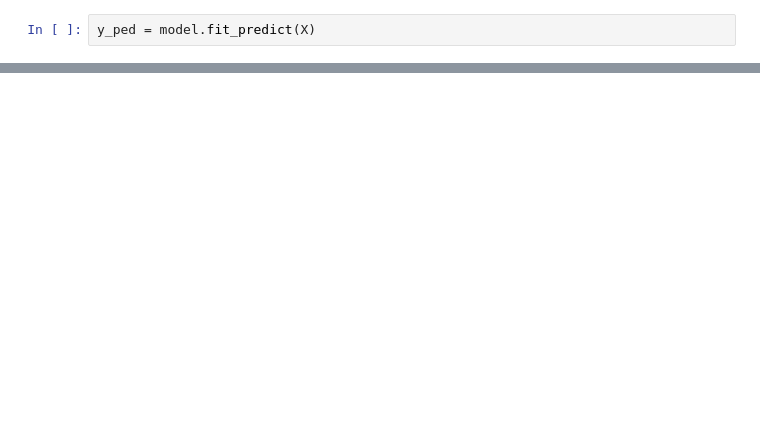
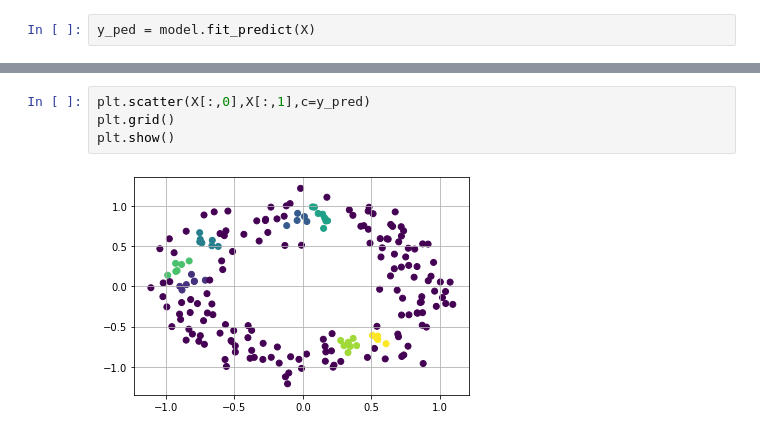
Before and after one commit to JayantGoel001/K-Means, a Jupyter notebook: DBSCAN_.ipynb, the cells around one changed output, grey strips where cells are left out. Drawn from its saved outputs; the diff is of its cells as text; blank space fills up the shorter version.

```diff
--- a/DBSCAN_.ipynb
+++ b/DBSCAN_.ipynb
@@ -22,0 +38,6 @@ plt.show()
+# %%
+plt.scatter(X[:,0],X[:,1],c=y_pred)
+plt.grid()
+plt.show()
+# %% [output]
+[figure, added]
```
Also changed, not shown: parts of 8 cells of this notebook, 1 other file.
